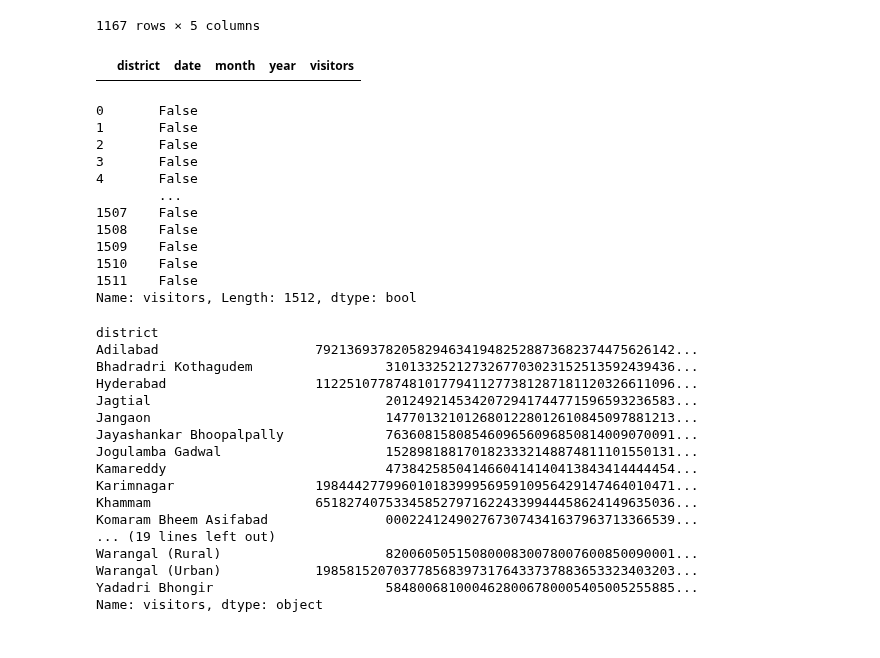
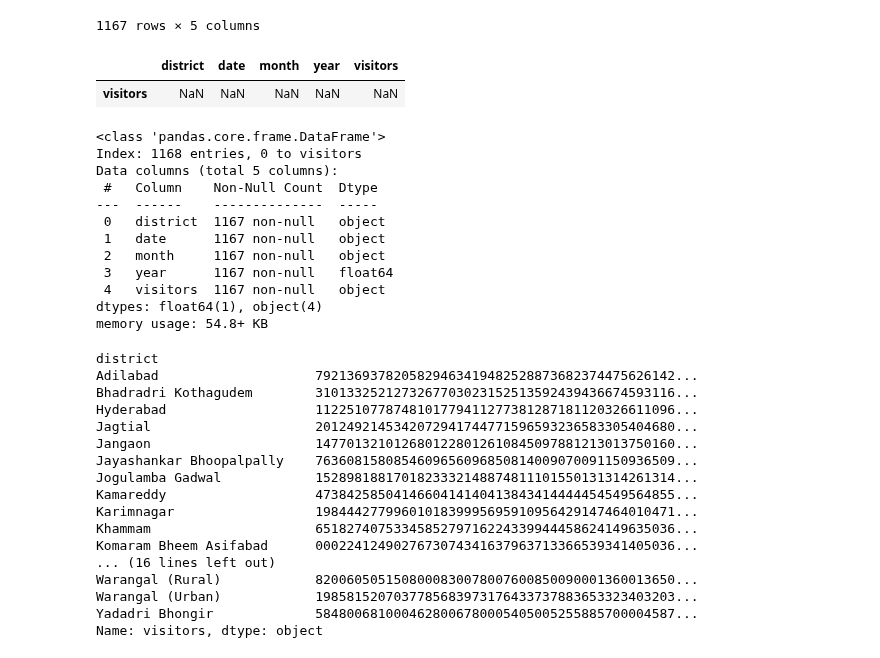
Before and after one commit to sourabhms66/Tourism_Revenue, a Jupyter notebook: codes.ipynb, the cells around one changed output. Saved outputs shown, nothing was run; the diff lists cells and outputs as text; code cells hidden in the pictures.

```diff
--- a/codes.ipynb
+++ b/codes.ipynb
@@ -151,42 +151,47 @@ domestic.query("visitors.notna() and visitors != ' '")
 | 1510 | Yadadri Bhongir | 01-11-2019 | November | 2019 | 365990 |
 | 1511 | Yadadri Bhongir | 01-12-2019 | December | 2019 | 477635 |
 1167 rows × 5 columns
-# %%
-domestic.query("district == 'Medchal'")
-# %% [output]
-|  | district | date | month | year | visitors |
+# %%
+domestic_clean = domestic.query("visitors.notna() and visitors != ' '").copy()
+# %%
+domestic_clean.loc['visitors'] = domestic_clean['visitors'].astype(int)
 # %%
-domestic['visitors'].isna()
+domestic_clean.query("visitors.isna() == True")
 # %% [output]
-0       False
-1       False
-2       False
-3       False
-4       False
-        ...
-1507    False
-1508    False
-1509    False
-1510    False
-1511    False
-Name: visitors, Length: 1512, dtype: bool
+|  | district | date | month | year | visitors |
+| visitors | NaN | NaN | NaN | NaN | NaN |
+# %%
+domestic_clean.info()
+# %% [output]
+<class 'pandas.core.frame.DataFrame'>
+Index: 1168 entries, 0 to visitors
+Data columns (total 5 columns):
+ #   Column    Non-Null Count  Dtype
+---  ------    --------------  -----
+ 0   district  1167 non-null   object
+ 1   date      1167 non-null   object
+ 2   month     1167 non-null   object
+ 3   year      1167 non-null   float64
+ 4   visitors  1167 non-null   object
+dtypes: float64(1), object(4)
+memory usage: 54.8+ KB
 # %%
-domestic.groupby('district')['visitors'].sum()
+domestic.query("visitors.notna() and visitors != ' '").groupby('district')['visitors'].sum()
 # %% [output]
 district
 Adilabad                    7921369378205829463419482528873682374475626142...
-Bhadradri Kothagudem                 3101332521273267703023152513592439436...
+Bhadradri Kothagudem        3101332521273267703023152513592439436674593116...
 Hyderabad                   1122510778748101779411277381287181120326611096...
-Jagtial                              2012492145342072941744771596593236583...
-Jangaon                              1477013210126801228012610845097881213...
-Jayashankar Bhoopalpally             7636081580854609656096850814009070091...
-Jogulamba Gadwal                     1528981881701823332148874811101550131...
-Kamareddy                            4738425850414660414140413843414444454...
+Jagtial                     2012492145342072941744771596593236583305404680...
+Jangaon                     1477013210126801228012610845097881213013750160...
+Jayashankar Bhoopalpally    7636081580854609656096850814009070091150936509...
+Jogulamba Gadwal            1528981881701823332148874811101550131314261314...
+Kamareddy                   4738425850414660414140413843414444454549564855...
 Karimnagar                  1984442779960101839995695910956429147464010471...
 Khammam                     6518274075334585279716224339944458624149635036...
-Komaram Bheem Asifabad               0002241249027673074341637963713366539...
-... (19 lines left out)
-Warangal (Rural)                     8200605051508000830078007600850090001...
+Komaram Bheem Asifabad      0002241249027673074341637963713366539341405036...
+... (16 lines left out)
+Warangal (Rural)            8200605051508000830078007600850090001360013650...
 Warangal (Urban)            1985815207037785683973176433737883653323403203...
-Yadadri Bhongir                      5848006810004628006780005405005255885...
+Yadadri Bhongir             5848006810004628006780005405005255885700004587...
 Name: visitors, dtype: object
```
